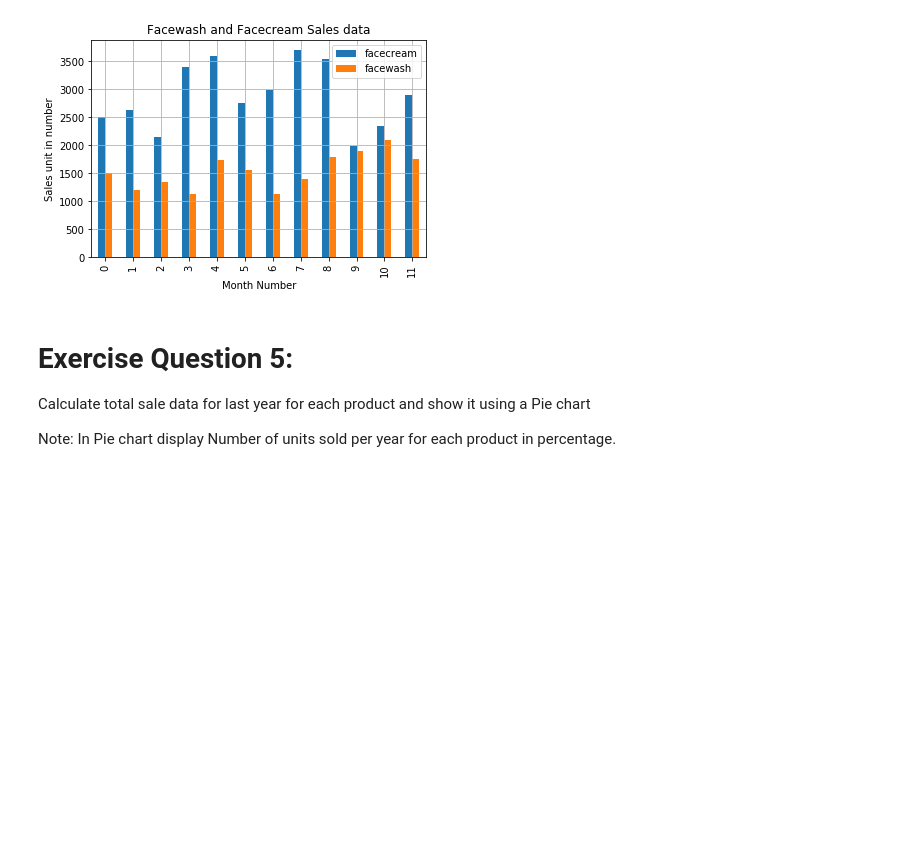
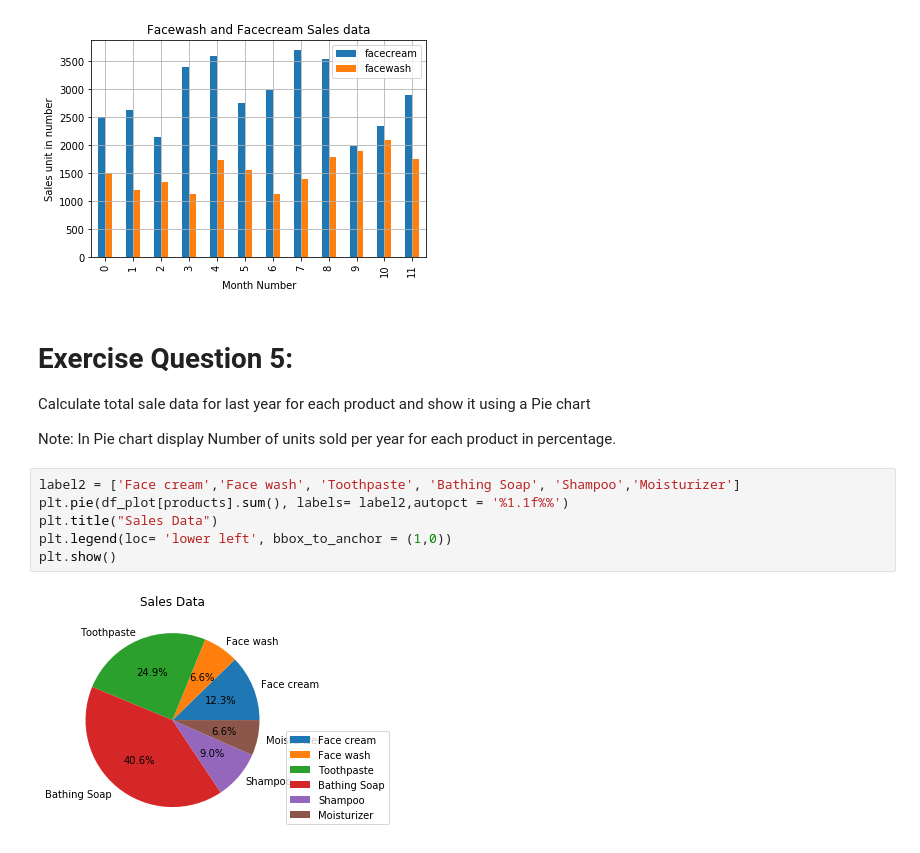
Before and after one commit to Grace2705/She-Code-Africa, a Jupyter notebook: B-Level3.ipynb, the cells around one changed output. Drawn from its saved outputs; the diff is of its cells as text; blank space fills up the shorter version.

```diff
--- a/B-Level3.ipynb
+++ b/B-Level3.ipynb
@@ -392,3 +403,11 @@ plt.show()
 Calculate total sale data for last year for each product and show it using a Pie chart
 
 Note: In Pie chart display Number of units sold per year for each product in percentage.
+# %%
+label2 = ['Face cream','Face wash', 'Toothpaste', 'Bathing Soap', 'Shampoo','Moisturizer']
+plt.pie(df_plot[products].sum(), labels= label2,autopct = '%1.1f%%')
+plt.title("Sales Data")
+plt.legend(loc= 'lower left', bbox_to_anchor = (1,0))
+plt.show()
+# %% [output]
+[figure, added]
```
Also changed, not shown: parts of 9 cells of this notebook.
